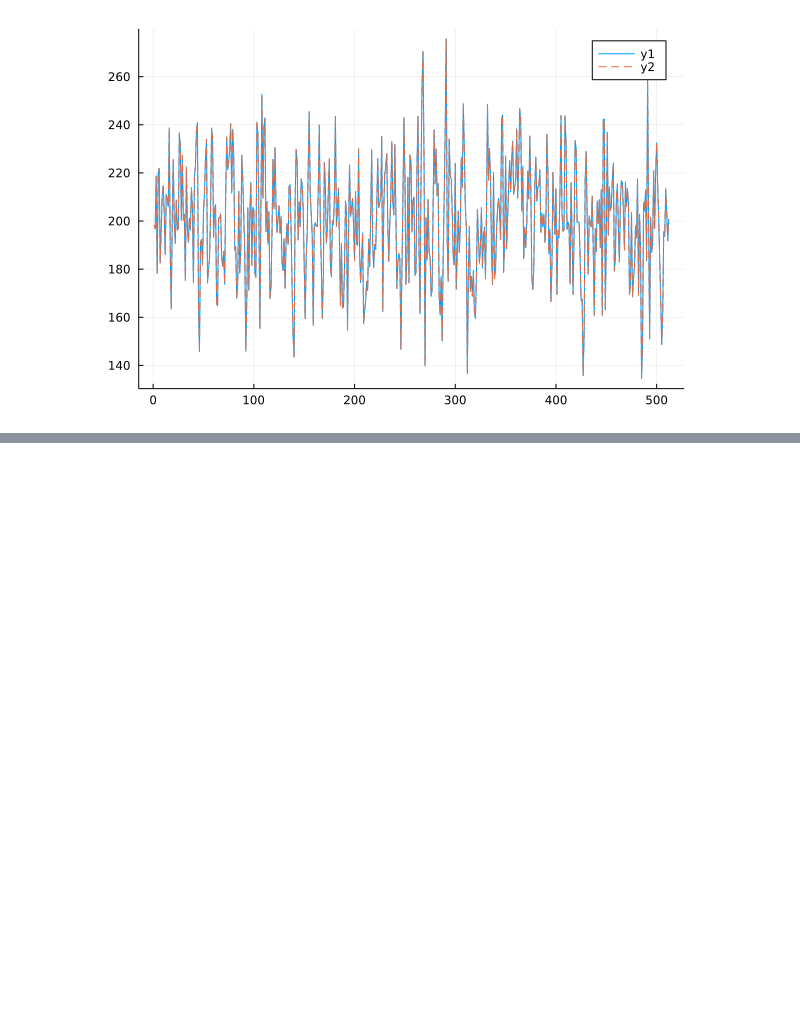
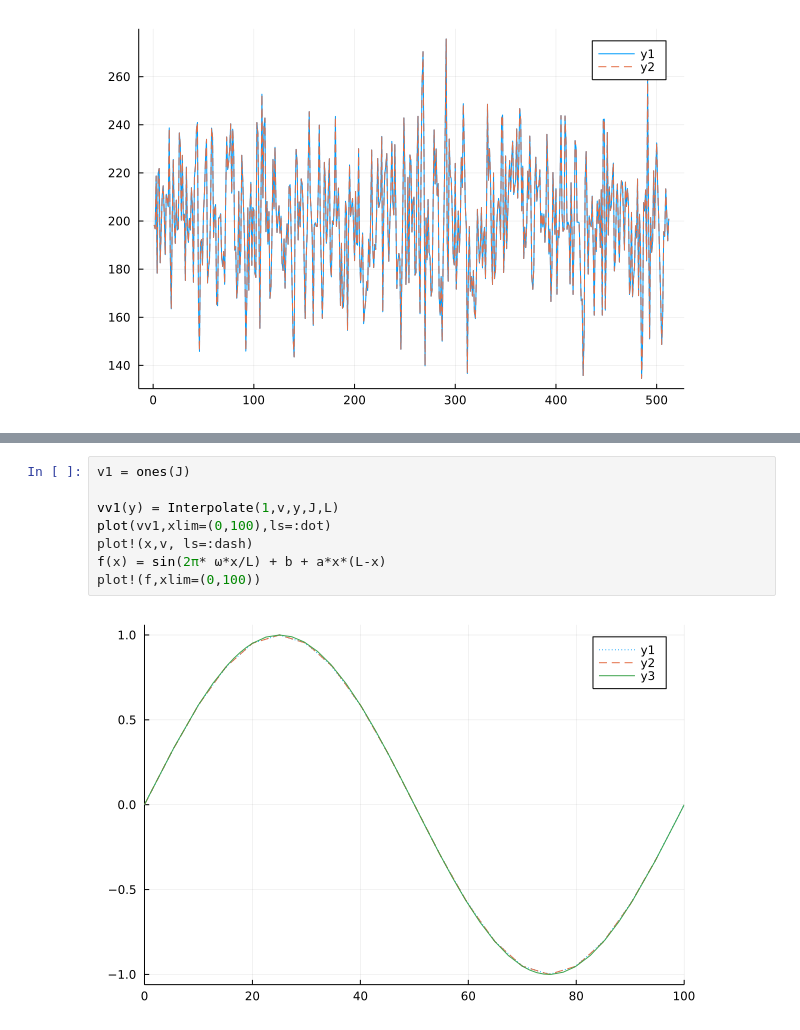
Before and after one commit to reula/PIC-1D, a Jupyter notebook: current_density_check.ipynb, the cells around one changed output, grey strips where cells are left out. Cells and saved outputs as stored; diff of their text form; blank space fills up the shorter version.

```diff
--- a/current_density_check.ipynb
+++ b/current_density_check.ipynb
@@ -95,0 +125,10 @@ plot!(n_2,ls=:dash)
+# %%
+v1 = ones(J)
+
+vv1(y) = Interpolate(1,v,y,J,L)
+plot(vv1,xlim=(0,100),ls=:dot)
+plot!(x,v, ls=:dash)
+f(x) = sin(2π* ω*x/L) + b + a*x*(L-x)
+plot!(f,xlim=(0,100))
+# %% [output]
+[figure, added]
```
Also changed, not shown: parts of 4 cells of this notebook, 2 other files.
